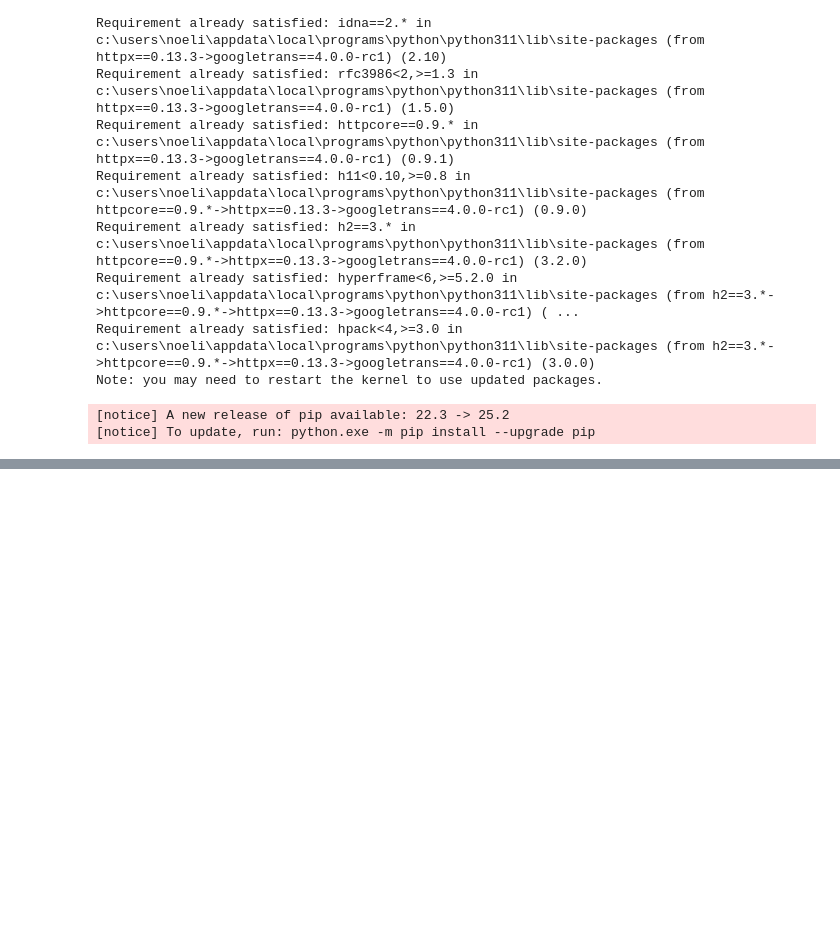
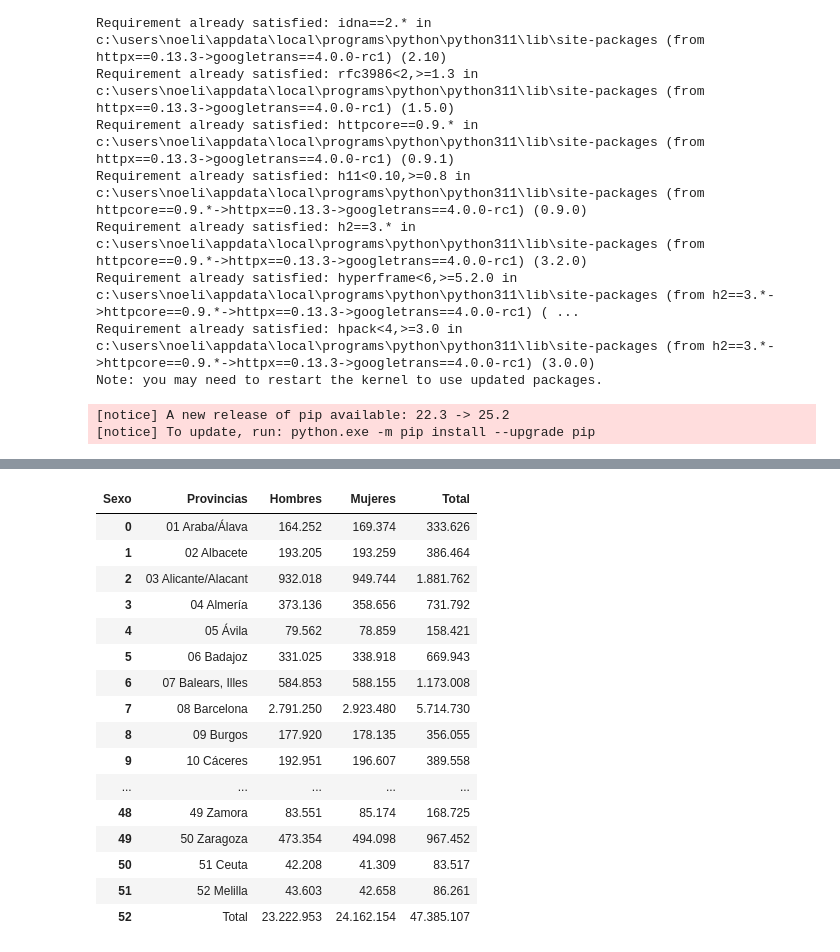
Before and after one commit to Noelia0708/Creacion-Parque-Atracciones, a Jupyter notebook: Proyecto_Parque_Atracciones.ipynb, the cells around one changed output, grey strips where cells are left out. Saved outputs shown, nothing was run; the diff lists cells and outputs as text; code cells hidden in the pictures; blank space fills up the shorter version.

```diff
--- a/Proyecto_Parque_Atracciones.ipynb
+++ b/Proyecto_Parque_Atracciones.ipynb
@@ -765,0 +778,11 @@ parques_menores15
+# %%
+poblacion_españa = pd.read_csv('C:/Users/noeli/Downloads/2852.csv', sep=';')  # O usa el separador correcto
+
+print(poblacion_españa.columns)
+
+print(poblacion_españa['Periodo'].dtype)
+
+población_españa = poblacion_españa[poblacion_españa['Periodo'] == 2021]
+poblacion_españa['Periodo'] = pd.to_numeric(poblacion_españa['Periodo'], errors='coerce')
+poblacion_españa_filtrada = poblacion_españa[poblacion_españa['Periodo'] == 2021]
+print(poblacion_españa_filtrada)
@@ -765,0 +806,22 @@ parques_menores15
+# %%
+definitivo = poblacion_españa_filtrada.pivot(index='Provincias', columns='Sexo', values='Total').reset_index()
+# %%
+definitivo
+# %% [output]
+| Sexo | Provincias | Hombres | Mujeres | Total |
+| 0 | 01 Araba/Álava | 164.252 | 169.374 | 333.626 |
+| 1 | 02 Albacete | 193.205 | 193.259 | 386.464 |
+| 2 | 03 Alicante/Alacant | 932.018 | 949.744 | 1.881.762 |
+| 3 | 04 Almería | 373.136 | 358.656 | 731.792 |
+| 4 | 05 Ávila | 79.562 | 78.859 | 158.421 |
+| 5 | 06 Badajoz | 331.025 | 338.918 | 669.943 |
+| 6 | 07 Balears, Illes | 584.853 | 588.155 | 1.173.008 |
+| 7 | 08 Barcelona | 2.791.250 | 2.923.480 | 5.714.730 |
+| 8 | 09 Burgos | 177.920 | 178.135 | 356.055 |
+| 9 | 10 Cáceres | 192.951 | 196.607 | 389.558 |
+| ... | ... | ... | ... | ... |
+| 48 | 49 Zamora | 83.551 | 85.174 | 168.725 |
+| 49 | 50 Zaragoza | 473.354 | 494.098 | 967.452 |
+| 50 | 51 Ceuta | 42.208 | 41.309 | 83.517 |
+| 51 | 52 Melilla | 43.603 | 42.658 | 86.261 |
+| 52 | Total | 23.222.953 | 24.162.154 | 47.385.107 |
```
Also changed, not shown: parts of 27 cells of this notebook, 1 other file.
